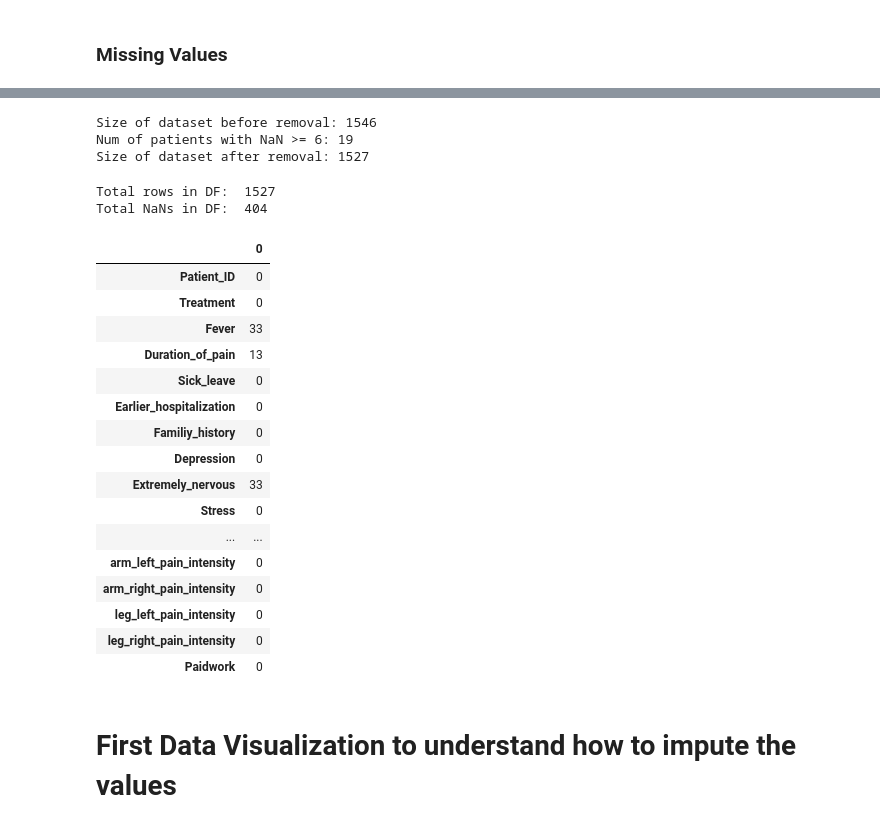
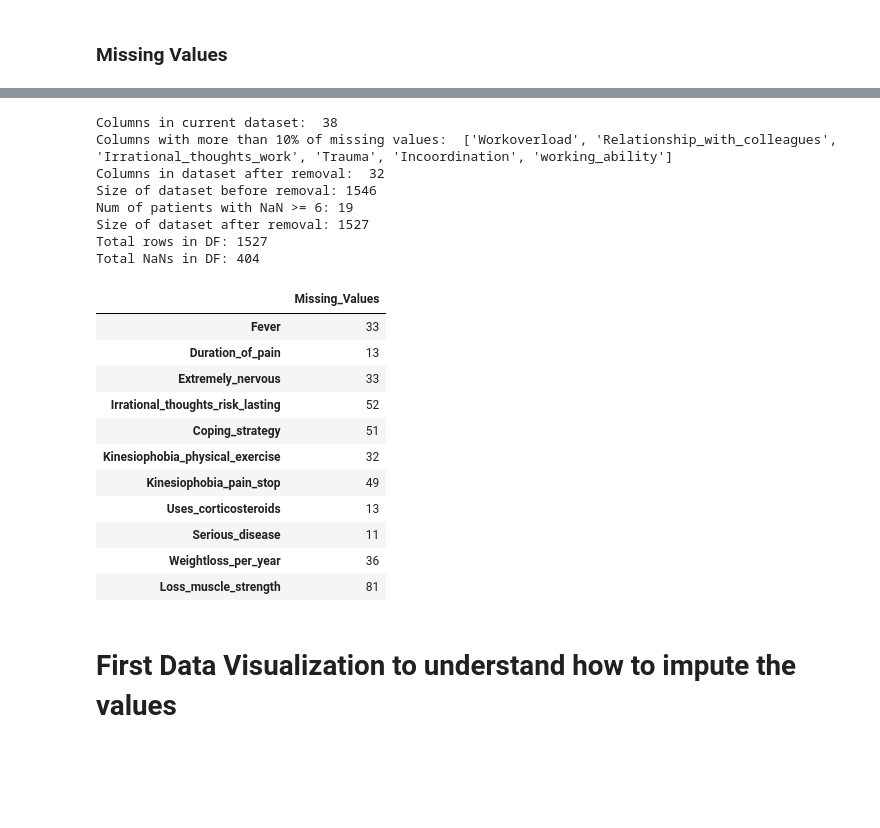
Before and after one commit to mard4/data-science, a Jupyter notebook: project/data_exploration.ipynb, the cells around one changed output, grey strips where cells are left out. Drawn from its saved outputs; the diff is of its cells as text; code cells hidden in the pictures; blank space fills up the shorter version.

```diff
--- a/project/data_exploration.ipynb
+++ b/project/data_exploration.ipynb
@@ -319,33 +328,37 @@ def groupbypatients_checkna(DF):
     print("Size of dataset after removal:", len(DF))
 
     return DF
-
-data_wo_patients = groupbypatients_checkna(data_wo_cols)
-# %% [output]
-Size of dataset before removal: 1546
-Num of patients with NaN >= 6: 19
-Size of dataset after removal: 1527
-# %%
-checkNaNs(data_wo_patients)
-# %% [output]
-Total rows in DF:  1527
-Total NaNs in DF:  404
-|  | 0 |
-| Patient_ID | 0 |
-| Treatment | 0 |
-| Fever | 33 |
-| Duration_of_pain | 13 |
-| Sick_leave | 0 |
-| Earlier_hospitalization | 0 |
-| Familiy_history | 0 |
-| Depression | 0 |
-| Extremely_nervous | 33 |
-| Stress | 0 |
-| ... | ... |
-| arm_left_pain_intensity | 0 |
-| arm_right_pain_intensity | 0 |
-| leg_left_pain_intensity | 0 |
-| leg_right_pain_intensity | 0 |
-| Paidwork | 0 |
+# %%
+def pre_processing(DF):
+    """
+    MAIN FUNCTION FOR PRE PROCESSING
+    """
+    data_wo_cols = remove_columns_nan(DF)
+    DF = groupbypatients_checkna(data_wo_cols)
+    return DF
+
+df = pre_processing(data)
+checkNaNs(df)
+# %% [output]
+Columns in current dataset:  38
+Columns with more than 10% of missing values:  ['Workoverload', 'Relationship_with_colleagues', 'Irrational_thoughts_work', 'Trauma', 'Incoordination', 'working_ability']
+Columns in dataset after removal:  32
+Size of dataset before removal: 1546
+Num of patients with NaN >= 6: 19
+Size of dataset after removal: 1527
+Total rows in DF: 1527
+Total NaNs in DF: 404
+|  | Missing_Values |
+| Fever | 33 |
+| Duration_of_pain | 13 |
+| Extremely_nervous | 33 |
+| Irrational_thoughts_risk_lasting | 52 |
+| Coping_strategy | 51 |
+| Kinesiophobia_physical_exercise | 32 |
+| Kinesiophobia_pain_stop | 49 |
+| Uses_corticosteroids | 13 |
+| Serious_disease | 11 |
+| Weightloss_per_year | 36 |
+| Loss_muscle_strength | 81 |
 # %% [markdown]
 # First Data Visualization to understand how to impute the values
```
Also changed, not shown: parts of 14 cells of this notebook.
